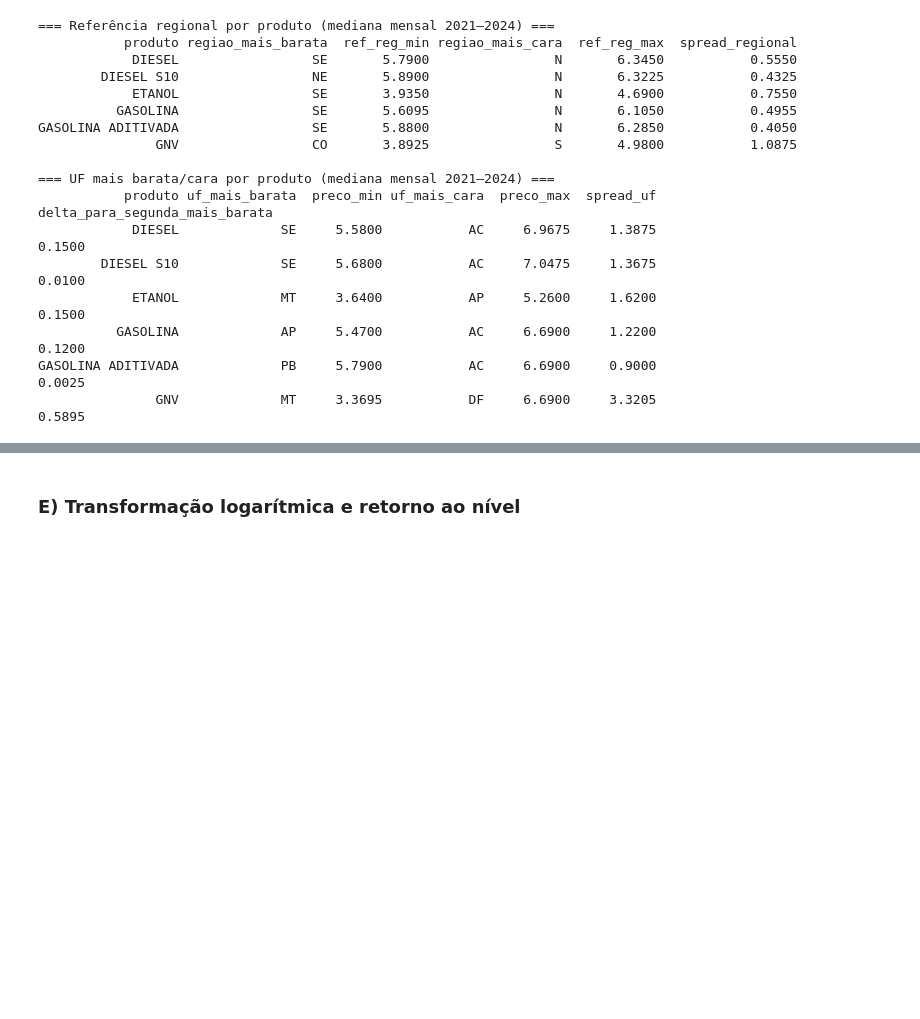
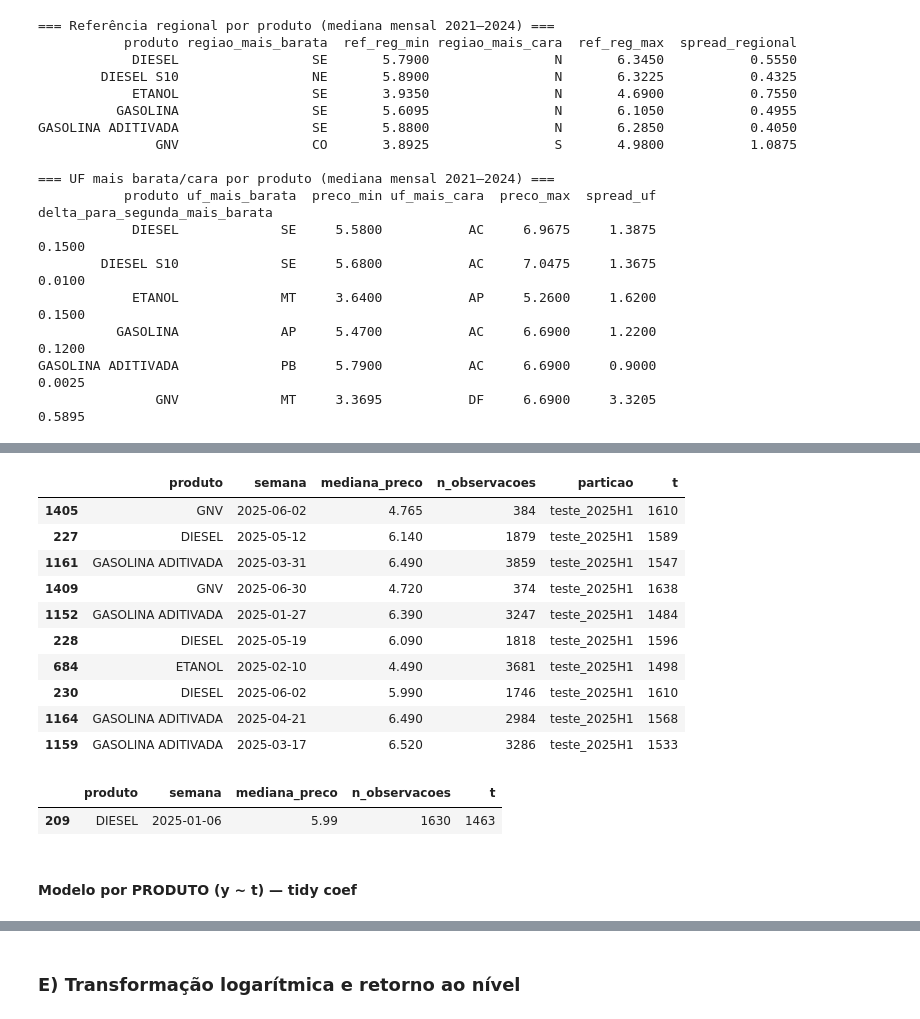
Before and after one commit to loadingerror/tcc_lubricants_anp, a Jupyter notebook: lubricants_br_tcc_model reg.ipynb, the cells around one changed output, grey strips where cells are left out. Cells and saved outputs as stored; diff of their text form; code cells hidden in the pictures; blank space fills up the shorter version.

```diff
--- a/lubricants_br_tcc_model reg.ipynb
+++ b/lubricants_br_tcc_model reg.ipynb
@@ -1315,0 +1744,14 @@ GASOLINA ADITIVADA             PB     5.7900           AC     6.6900     0.9000
+# %%
+test.sample(10)
+# %% [output]
+|  | produto | semana | mediana_preco | n_observacoes | particao | t |
+| 1405 | GNV | 2025-06-02 | 4.765 | 384 | teste_2025H1 | 1610 |
+| 227 | DIESEL | 2025-05-12 | 6.140 | 1879 | teste_2025H1 | 1589 |
+| 1161 | GASOLINA ADITIVADA | 2025-03-31 | 6.490 | 3859 | teste_2025H1 | 1547 |
+| 1409 | GNV | 2025-06-30 | 4.720 | 374 | teste_2025H1 | 1638 |
+| 1152 | GASOLINA ADITIVADA | 2025-01-27 | 6.390 | 3247 | teste_2025H1 | 1484 |
+| 228 | DIESEL | 2025-05-19 | 6.090 | 1818 | teste_2025H1 | 1596 |
+| 684 | ETANOL | 2025-02-10 | 4.490 | 3681 | teste_2025H1 | 1498 |
+| 230 | DIESEL | 2025-06-02 | 5.990 | 1746 | teste_2025H1 | 1610 |
+| 1164 | GASOLINA ADITIVADA | 2025-04-21 | 6.490 | 2984 | teste_2025H1 | 1568 |
+| 1159 | GASOLINA ADITIVADA | 2025-03-17 | 6.520 | 3286 | teste_2025H1 | 1533 |
@@ -1315,0 +1762,7 @@ GASOLINA ADITIVADA             PB     5.7900           AC     6.6900     0.9000
+# %%
+test_p.head(1)
+# %% [output]
+|  | produto | semana | mediana_preco | n_observacoes | t |
+| 209 | DIESEL | 2025-01-06 | 5.99 | 1630 | 1463 |
+# %% [markdown]
+#### Modelo por PRODUTO (y ~ t) — tidy coef
```
Also changed, not shown: parts of 29 cells of this notebook.
